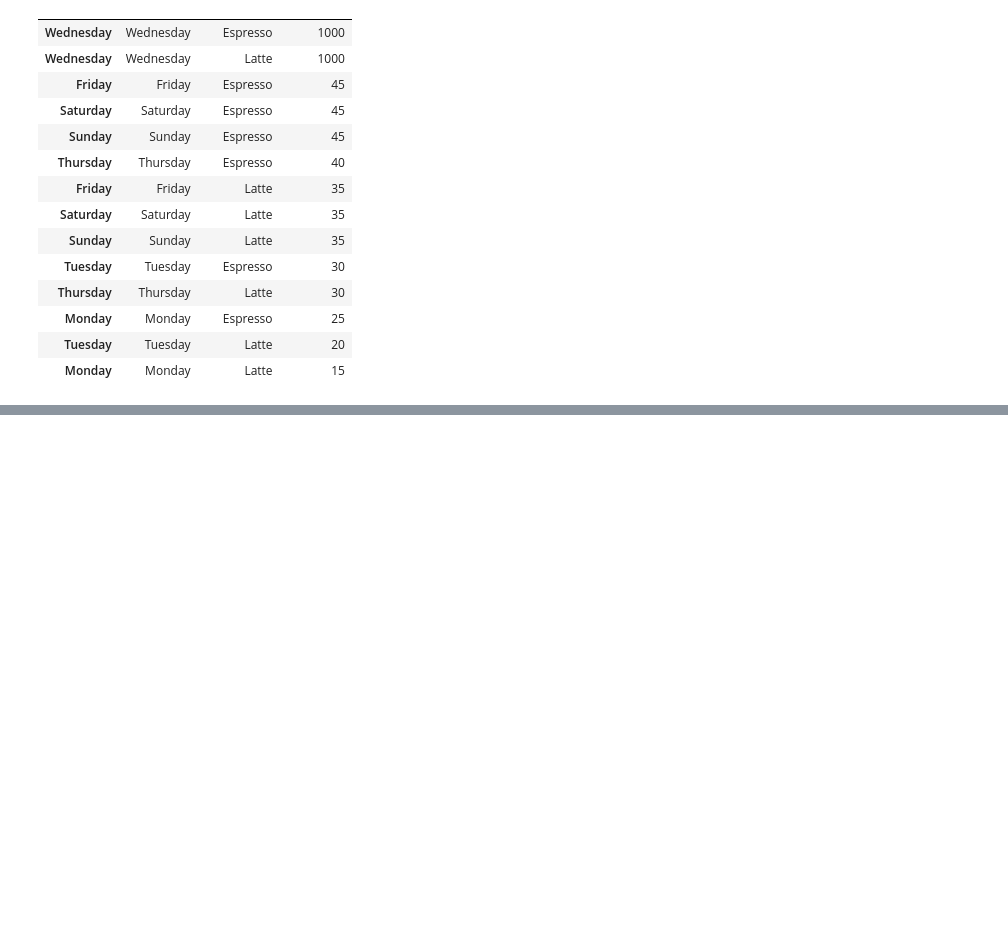
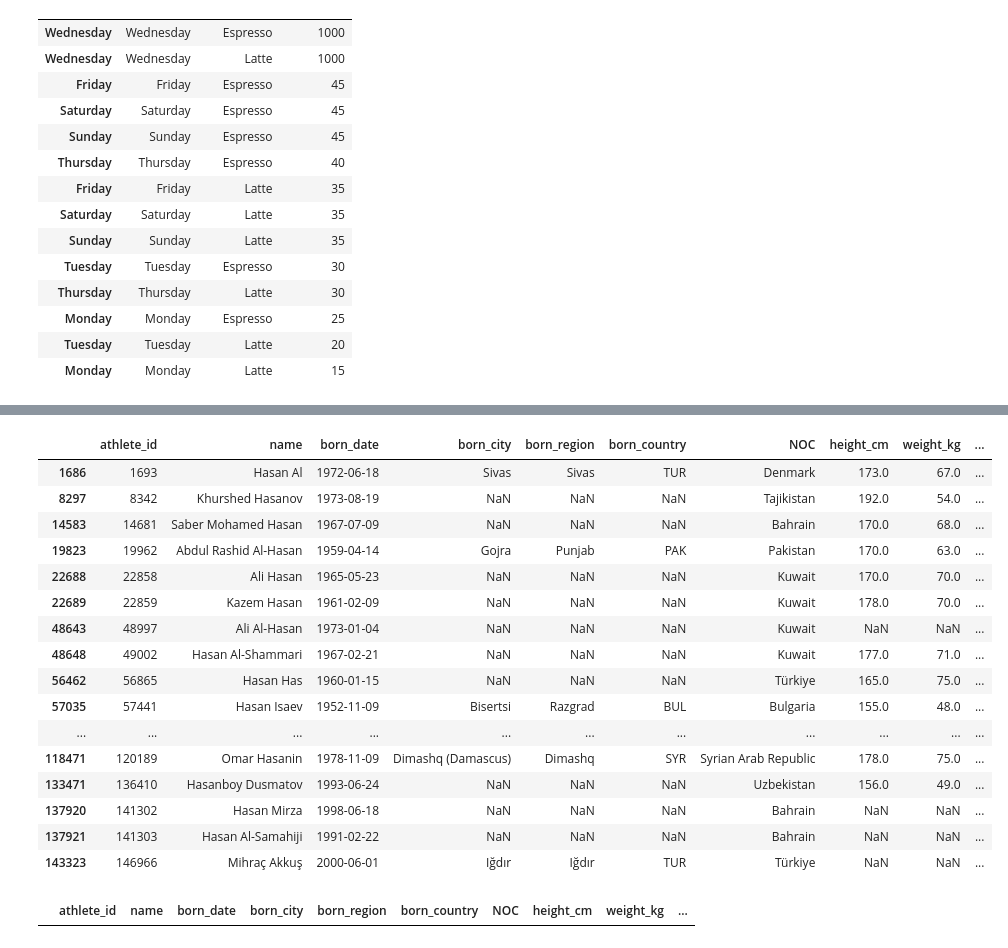
Before and after one commit to BurhanAkkus/complete-pandas-tutorial, a Jupyter notebook: tutorial.ipynb, the cells around one changed output, grey strips where cells are left out. Cells and saved outputs as stored; diff of their text form; code cells hidden in the pictures; blank space fills up the shorter version.

```diff
--- a/tutorial.ipynb
+++ b/tutorial.ipynb
@@ -282,0 +378,24 @@ coffee.sort_values(['Units Sold','Coffee Type'], ascending=[0,1])
+# %%
+bios[bios['name'].str.contains('Akkuş|Hasan')]
+# %% [output]
+|  | athlete_id | name | born_date | born_city | born_region | born_country | NOC | height_cm | weight_kg | ... |
+| 1686 | 1693 | Hasan Al | 1972-06-18 | Sivas | Sivas | TUR | Denmark | 173.0 | 67.0 | ... |
+| 8297 | 8342 | Khurshed Hasanov | 1973-08-19 | NaN | NaN | NaN | Tajikistan | 192.0 | 54.0 | ... |
+| 14583 | 14681 | Saber Mohamed Hasan | 1967-07-09 | NaN | NaN | NaN | Bahrain | 170.0 | 68.0 | ... |
+| 19823 | 19962 | Abdul Rashid Al-Hasan | 1959-04-14 | Gojra | Punjab | PAK | Pakistan | 170.0 | 63.0 | ... |
+| 22688 | 22858 | Ali Hasan | 1965-05-23 | NaN | NaN | NaN | Kuwait | 170.0 | 70.0 | ... |
+| 22689 | 22859 | Kazem Hasan | 1961-02-09 | NaN | NaN | NaN | Kuwait | 178.0 | 70.0 | ... |
+| 48643 | 48997 | Ali Al-Hasan | 1973-01-04 | NaN | NaN | NaN | Kuwait | NaN | NaN | ... |
+| 48648 | 49002 | Hasan Al-Shammari | 1967-02-21 | NaN | NaN | NaN | Kuwait | 177.0 | 71.0 | ... |
+| 56462 | 56865 | Hasan Has | 1960-01-15 | NaN | NaN | NaN | Türkiye | 165.0 | 75.0 | ... |
+| 57035 | 57441 | Hasan Isaev | 1952-11-09 | Bisertsi | Razgrad | BUL | Bulgaria | 155.0 | 48.0 | ... |
+| ... | ... | ... | ... | ... | ... | ... | ... | ... | ... | ... |
+| 118471 | 120189 | Omar Hasanin | 1978-11-09 | Dimashq (Damascus) | Dimashq | SYR | Syrian Arab Republic | 178.0 | 75.0 | ... |
+| 133471 | 136410 | Hasanboy Dusmatov | 1993-06-24 | NaN | NaN | NaN | Uzbekistan | 156.0 | 49.0 | ... |
+| 137920 | 141302 | Hasan Mirza | 1998-06-18 | NaN | NaN | NaN | Bahrain | NaN | NaN | ... |
+| 137921 | 141303 | Hasan Al-Samahiji | 1991-02-22 | NaN | NaN | NaN | Bahrain | NaN | NaN | ... |
+| 143323 | 146966 | Mihraç Akkuş | 2000-06-01 | Iğdır | Iğdır | TUR | Türkiye | NaN | NaN | ... |
+# %%
+bios[bios['name'].str.contains('Akkuş|Hasan',regex=False) ]
+# %% [output]
+|  | athlete_id | name | born_date | born_city | born_region | born_country | NOC | height_cm | weight_kg | ... |
```
Also changed, not shown: parts of 9 cells of this notebook.
